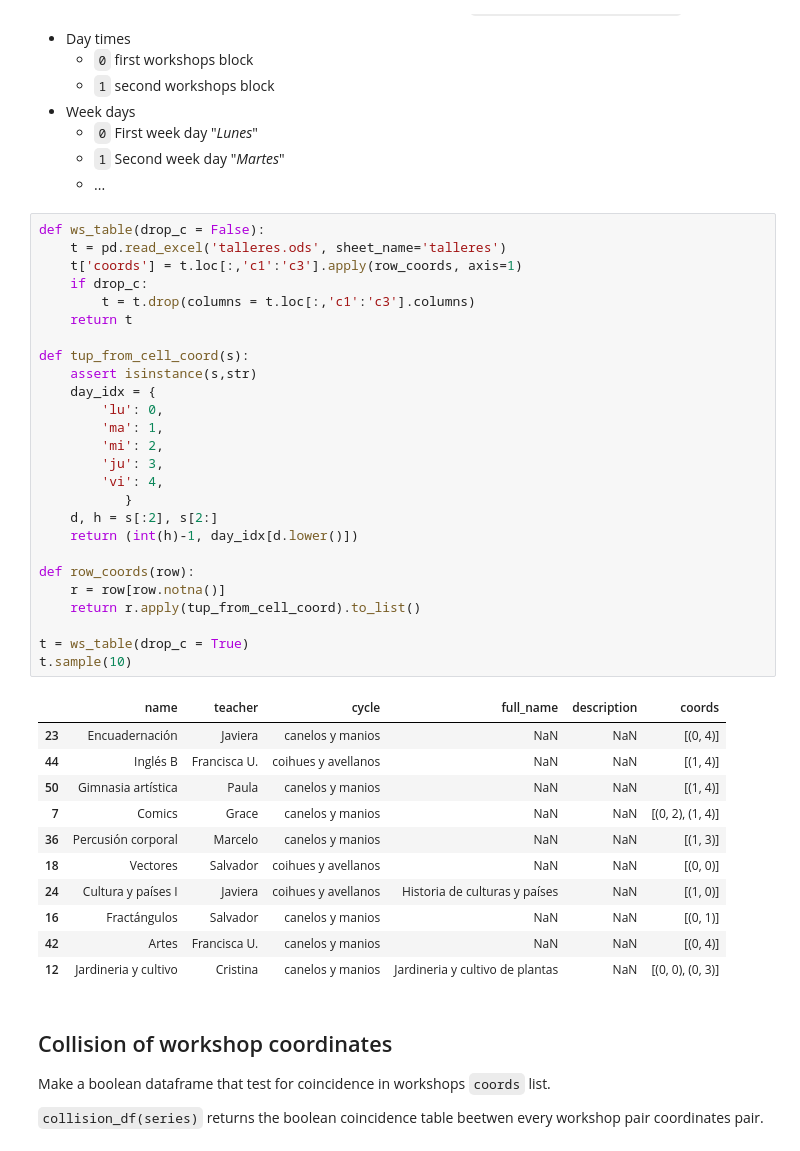
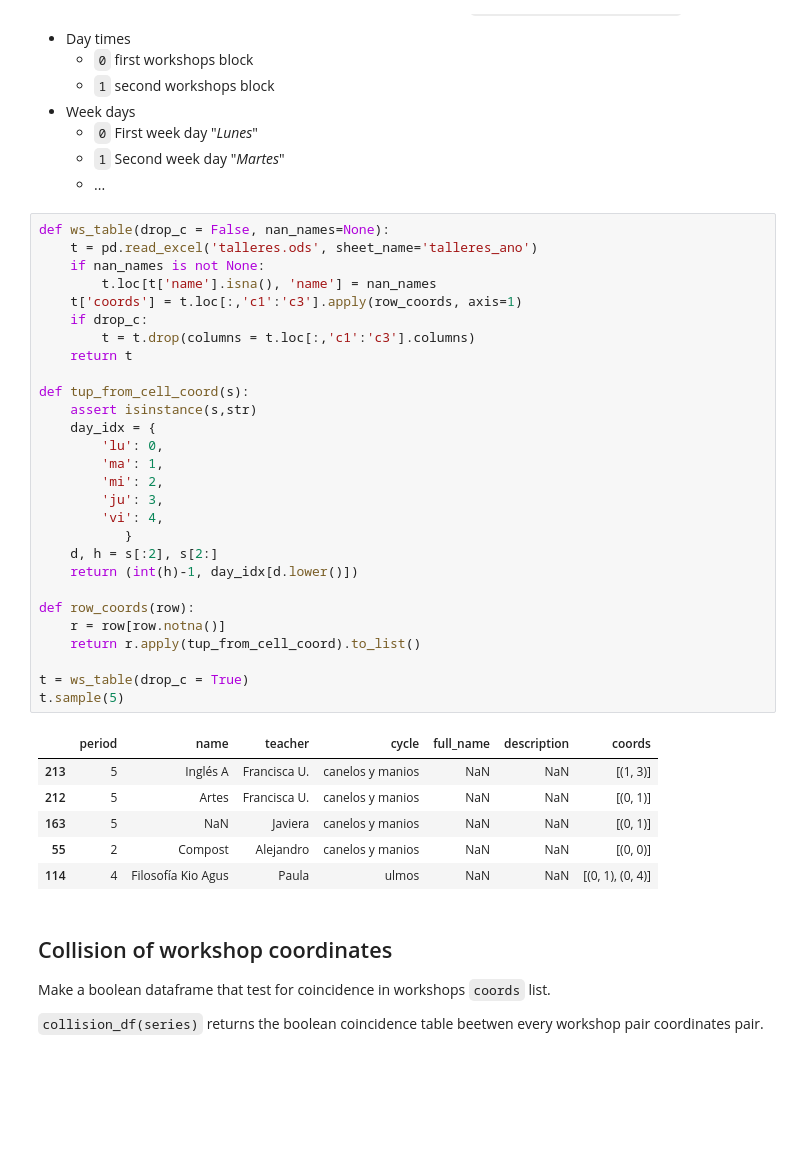
Before and after one commit to tomgranuja/CayumanFlask, a Jupyter notebook: quick_testing.ipynb, the cells around one changed output. Saved outputs shown, nothing was run; the diff lists cells and outputs as text; blank space fills up the shorter version.

```diff
--- a/quick_testing.ipynb
+++ b/quick_testing.ipynb
@@ -15,43 +15,40 @@ Workshops times (*horarios*) are modeled as a categoricall int tuple `( <day tim
     - `1` Second week day "*Martes*"
     - ...
 # %%
-def ws_table(drop_c = False):
-    t = pd.read_excel('talleres.ods', sheet_name='talleres')
+def ws_table(drop_c = False, nan_names=None):
+    t = pd.read_excel('talleres.ods', sheet_name='talleres_ano')
+    if nan_names is not None:
+        t.loc[t['name'].isna(), 'name'] = nan_names
     t['coords'] = t.loc[:,'c1':'c3'].apply(row_coords, axis=1)
     if drop_c:
         t = t.drop(columns = t.loc[:,'c1':'c3'].columns)
     return t
 
 def tup_from_cell_coord(s):
     assert isinstance(s,str)
     day_idx = {
         'lu': 0,
         'ma': 1,
         'mi': 2,
         'ju': 3,
         'vi': 4,
            }
     d, h = s[:2], s[2:]
     return (int(h)-1, day_idx[d.lower()])
 
 def row_coords(row):
     r = row[row.notna()]
     return r.apply(tup_from_cell_coord).to_list()
 
 t = ws_table(drop_c = True)
-t.sample(10)
+t.sample(5)
 # %% [output]
-|  | name | teacher | cycle | full_name | description | coords |
-| 23 | Encuadernación | Javiera | canelos y manios | NaN | NaN | [(0, 4)] |
-| 44 | Inglés B | Francisca U. | coihues y avellanos | NaN | NaN | [(1, 4)] |
-| 50 | Gimnasia artística | Paula | canelos y manios | NaN | NaN | [(1, 4)] |
-| 7 | Comics | Grace | canelos y manios | NaN | NaN | [(0, 2), (1, 4)] |
-| 36 | Percusión corporal | Marcelo | canelos y manios | NaN | NaN | [(1, 3)] |
-| 18 | Vectores | Salvador | coihues y avellanos | NaN | NaN | [(0, 0)] |
-| 24 | Cultura y países I | Javiera | coihues y avellanos | Historia de culturas y países | NaN | [(1, 0)] |
-| 16 | Fractángulos | Salvador | canelos y manios | NaN | NaN | [(0, 1)] |
-| 42 | Artes | Francisca U. | canelos y manios | NaN | NaN | [(0, 4)] |
-| 12 | Jardineria y cultivo | Cristina | canelos y manios | Jardineria y cultivo de plantas | NaN | [(0, 0), (0, 3)] |
+|  | period | name | teacher | cycle | full_name | description | coords |
+| 213 | 5 | Inglés A | Francisca U. | canelos y manios | NaN | NaN | [(1, 3)] |
+| 212 | 5 | Artes | Francisca U. | canelos y manios | NaN | NaN | [(0, 1)] |
+| 163 | 5 | NaN | Javiera | canelos y manios | NaN | NaN | [(0, 1)] |
+| 55 | 2 | Compost | Alejandro | canelos y manios | NaN | NaN | [(0, 0)] |
+| 114 | 4 | Filosofía Kio Agus | Paula | ulmos | NaN | NaN | [(0, 1), (0, 4)] |
 # %% [markdown]
 ## Collision of workshop coordinates
 
```
Also changed, not shown: parts of 21 cells of this notebook, 3 other files.
